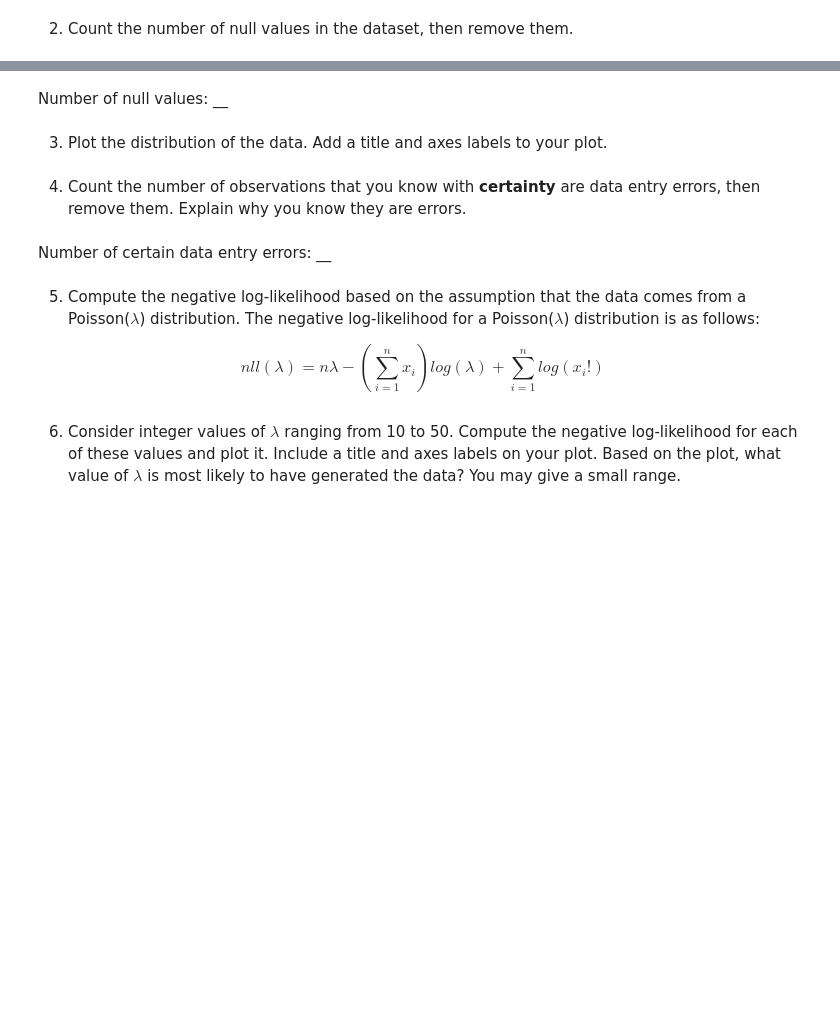
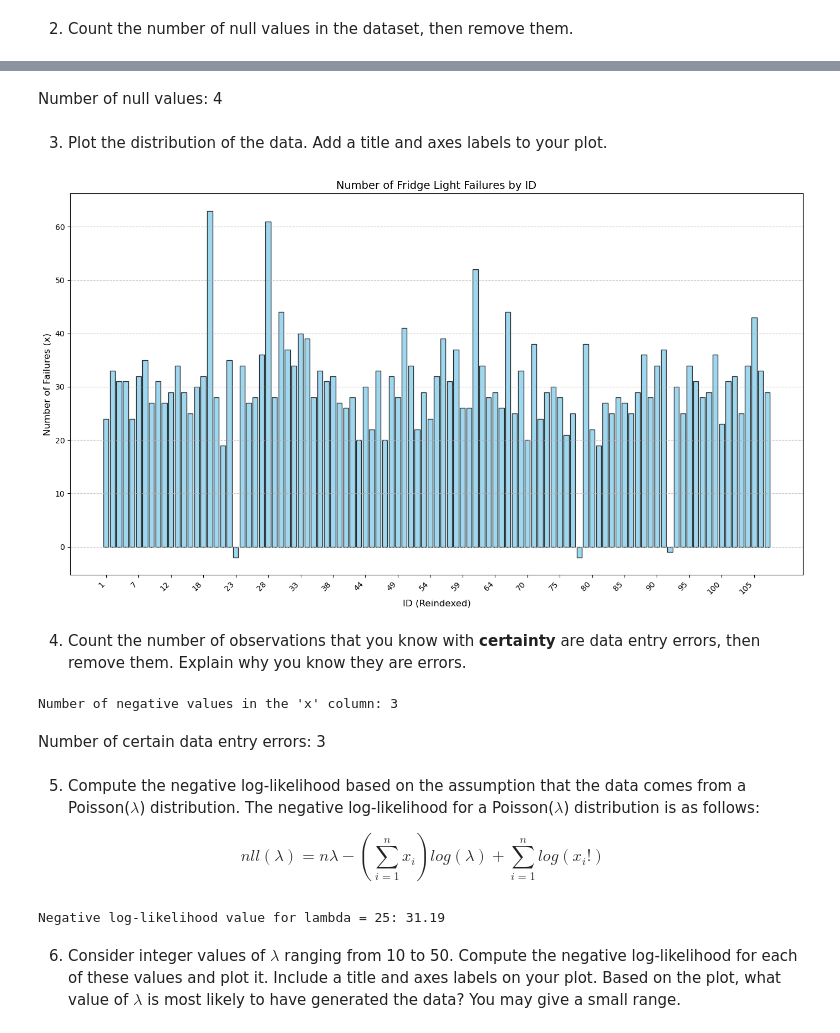
Before and after one commit to PconnorsUWO/datasci_3000, a Jupyter notebook: Homework 2/251313609_HO2.ipynb, the cells around one changed output, grey strips where cells are left out. Saved outputs shown, nothing was run; the diff lists cells and outputs as text; code cells hidden in the pictures; blank space fills up the shorter version.

```diff
--- a/Homework 2/251313609_HO2.ipynb
+++ b/Homework 2/251313609_HO2.ipynb
@@ -30,3 +30,9 @@ import scipy.optimize as so
 # !gdown https://drive.google.com/uc?id=1wzY4XdkcwdNdVGL42PEN0ORtzWcdj2VF
 # %% [markdown]
 1. Read the CSV file using Pandas and store it. All you've been given are a meaningless ID and the counts of the number of fridge lights that failed in each month.
+# %%
+try:
+    df = pd.read_csv("Fridge Light Data.csv")
+    print(df.head())
+except FileNotFoundError:
+    print("The file 'Fridge Light Data.csv' was not found. Please ensure it is in the same directory as the script.")
@@ -35,11 +64,35 @@ import scipy.optimize as so
 # %% [markdown]
-Number of null values: __
+Number of null values: 4
 # %% [markdown]
 3. Plot the distribution of the data. Add a title and axes labels to your plot.
+# %%
+df_clean = df.dropna(subset=['x'])
+
+df_clean_graph = df_clean.reset_index(drop=True)
+
+plt.figure(figsize=(14, 8))
+plt.bar(df_clean_graph.index, df_clean['x'], color='skyblue', edgecolor='black', alpha=0.8)
+plt.title('Number of Fridge Light Failures by ID', fontsize=14)
+plt.xlabel('ID (Reindexed)', fontsize=12)
+plt.ylabel('Number of Failures (x)', fontsize=12)
+
+step = max(1, len(df_clean_graph) // 20)
+plt.xticks(df_clean_graph.index[::step], df_clean_graph['ID'][::step], rotation=45, ha='right')
+plt.grid(axis='y', linestyle='--', alpha=0.7)
+plt.tight_layout()
+plt.show()
+# %% [output]
+[figure, added]
 # %% [markdown]
 4. Count the number of observations that you know with **certainty** are data entry errors, then remove them. Explain why you know they are errors.
+# %%
+error_count = (df_clean['x'] < 0).sum()
+df_clean = df_clean[df_clean['x'] >= 0]
+print(f"Number of negative values in the 'x' column: {error_count}")
+# %% [output]
+Number of negative values in the 'x' column: 3
 # %% [markdown]
-Number of certain data entry errors: __
+Number of certain data entry errors: 3
 # %% [markdown]
 5. Compute the negative log-likelihood based on the assumption that the data comes from a Poisson($\lambda$) distribution. The negative log-likelihood for a Poisson($\lambda$) distribution is as follows:
 
@@ -58,2 +102,15 @@ poissonNegLogLikelihood(25, dummy_data.x)
+# %%
+import numpy as np
+from scipy.special import gammaln
+
+def poissonNegLogLikelihood(lam, x):
+    return len(x) * lam - np.sum(x * np.log(lam)) + np.sum(gammaln(x + 1))
+
+
+dummy_data = pd.DataFrame({'x': [20, 22, 18, 6, 8]})
+NLL_val = poissonNegLogLikelihood(25, dummy_data.x)
+print(f"Negative log-likelihood value for lambda = 25: {NLL_val:.2f}")
+# %% [output]
+Negative log-likelihood value for lambda = 25: 31.19
 # %% [markdown]
 6. Consider integer values of $\lambda$ ranging from 10 to 50. Compute the negative log-likelihood for each of these values and plot it. Include a title and axes labels on your plot. Based on the plot, what value of $\lambda$ is most likely to have generated the data? You may give a small range.
```
Also changed, not shown: parts of 15 cells of this notebook, 3 other files.
